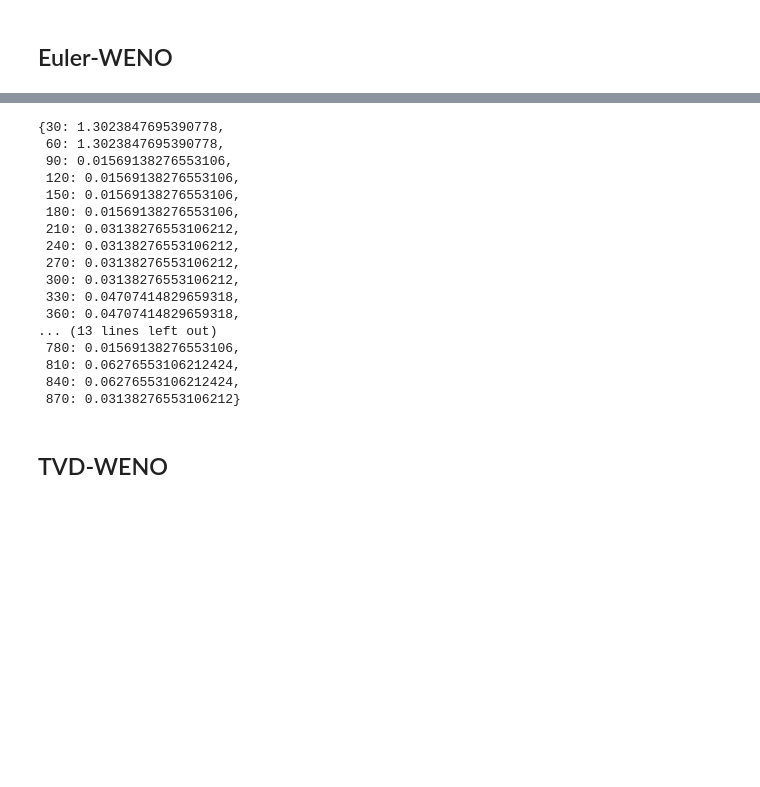
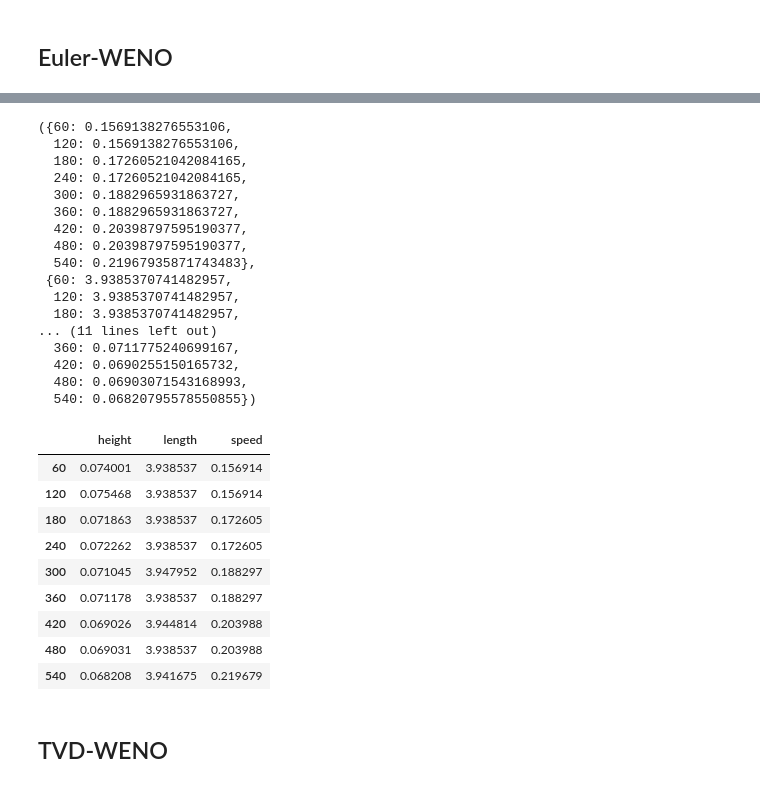
Before and after one commit to plgrover/pymorph, a Jupyter notebook: notebooks/Paper_3/2019-05-10_TVD_WENO.ipynb, the cells around one changed output, grey strips where cells are left out. Drawn from its saved outputs; the diff is of its cells as text; code cells hidden in the pictures; blank space fills up the shorter version.

Commit message:
Finished adding wave data collection methods and also added stuff to simulate dune 5.

```diff
--- a/notebooks/Paper_3/2019-05-10_TVD_WENO.ipynb
+++ b/notebooks/Paper_3/2019-05-10_TVD_WENO.ipynb
@@ -202,23 +202,47 @@ plt.plot(x0,z0)
 # %%
-model._wave_speed
+model._wave_speed, model._wave_length, model._wave_height
 # %% [output]
-{30: 1.3023847695390778,
- 60: 1.3023847695390778,
- 90: 0.01569138276553106,
- 120: 0.01569138276553106,
- 150: 0.01569138276553106,
- 180: 0.01569138276553106,
- 210: 0.03138276553106212,
- 240: 0.03138276553106212,
- 270: 0.03138276553106212,
- 300: 0.03138276553106212,
- 330: 0.04707414829659318,
- 360: 0.04707414829659318,
-... (13 lines left out)
- 780: 0.01569138276553106,
- 810: 0.06276553106212424,
- 840: 0.06276553106212424,
- 870: 0.03138276553106212}
+({60: 0.1569138276553106,
+  120: 0.1569138276553106,
+  180: 0.17260521042084165,
+  240: 0.17260521042084165,
+  300: 0.1882965931863727,
+  360: 0.1882965931863727,
+  420: 0.20398797595190377,
+  480: 0.20398797595190377,
+  540: 0.21967935871743483},
+ {60: 3.9385370741482957,
+  120: 3.9385370741482957,
+  180: 3.9385370741482957,
+... (11 lines left out)
+  360: 0.0711775240699167,
+  420: 0.0690255150165732,
+  480: 0.06903071543168993,
+  540: 0.06820795578550855})
+# %%
+wavehdf = pd.DataFrame.from_dict(model._wave_height,
+                                orient='index',columns=['height'])
+
+waveldf = pd.DataFrame.from_dict(model._wave_length,
+                                orient='index',columns=['length'])
+
+wavesdf = pd.DataFrame.from_dict(model._wave_speed,
+                                orient='index',columns=['speed'])
+
+waveDf = pd.concat([wavehdf, waveldf, wavesdf], axis=1)
+# %%
+waveDf
+# %% [output]
+|  | height | length | speed |
+| 60 | 0.074001 | 3.938537 | 0.156914 |
+| 120 | 0.075468 | 3.938537 | 0.156914 |
+| 180 | 0.071863 | 3.938537 | 0.172605 |
+| 240 | 0.072262 | 3.938537 | 0.172605 |
+| 300 | 0.071045 | 3.947952 | 0.188297 |
+| 360 | 0.071178 | 3.938537 | 0.188297 |
+| 420 | 0.069026 | 3.944814 | 0.203988 |
+| 480 | 0.069031 | 3.938537 | 0.203988 |
+| 540 | 0.068208 | 3.941675 | 0.219679 |
 # %% [markdown]
 ## TVD-WENO
 # %%
```
Also changed, not shown: parts of 7 cells of this notebook, 4 other files.
